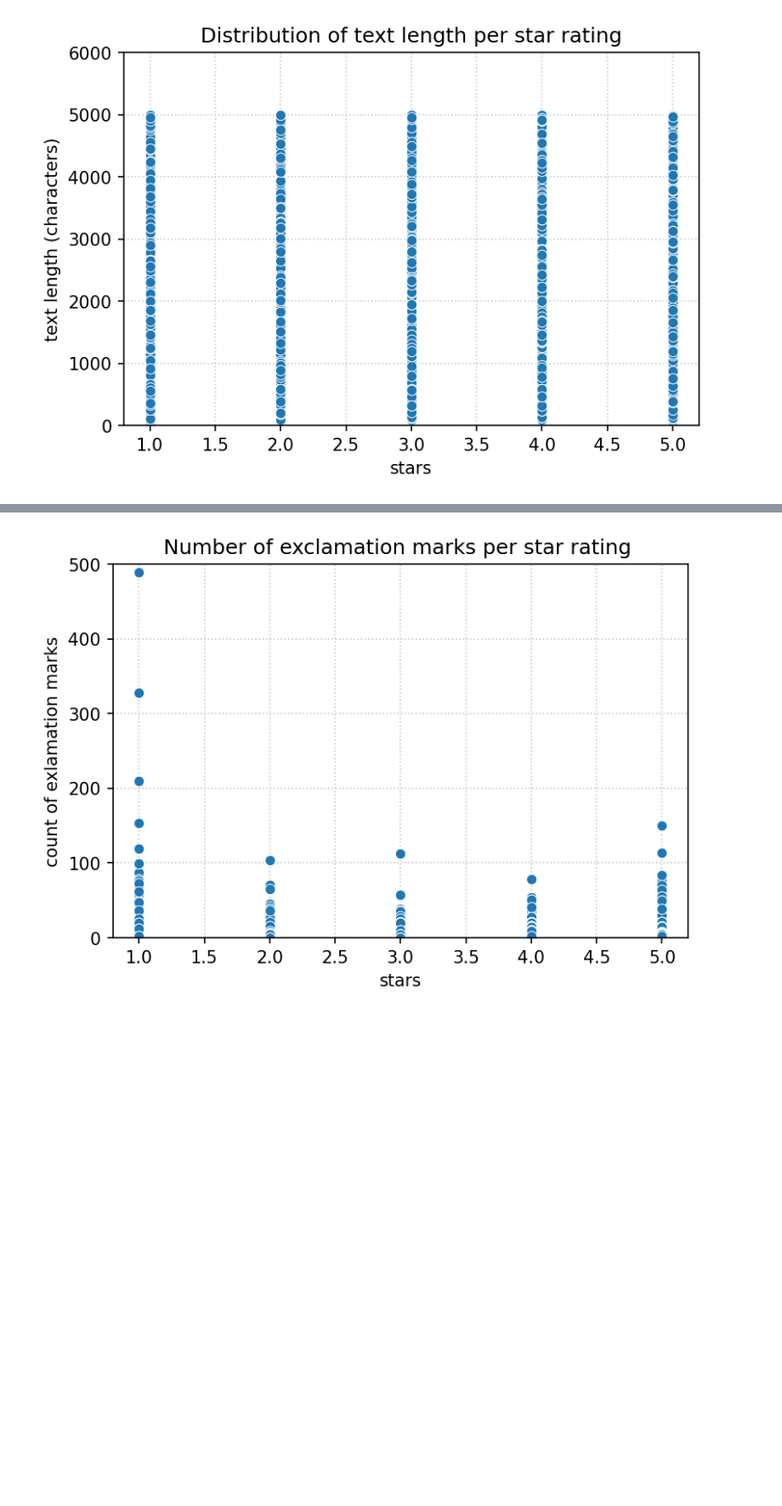
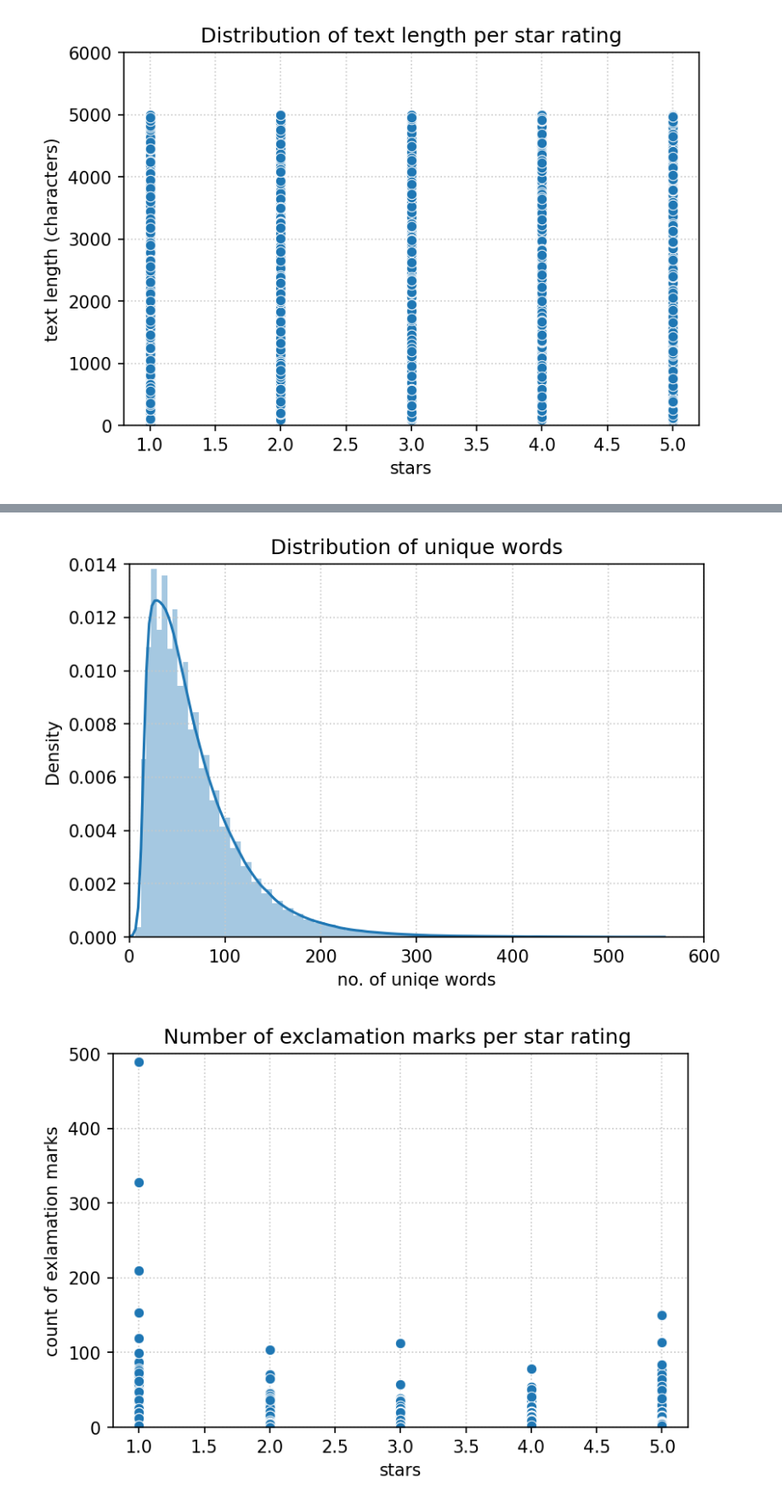
Before and after one commit to Jerwin87/Yelp-Capstone, a Jupyter notebook: notebooks/fb_EDA_Quality.ipynb, the cells around one changed output, grey strips where cells are left out. Shown at 85% size. Drawn from its saved outputs; the diff is of its cells as text; code cells hidden in the pictures; blank space fills up the shorter version.

```diff
--- a/notebooks/fb_EDA_Quality.ipynb
+++ b/notebooks/fb_EDA_Quality.ipynb
@@ -164,3 +184,12 @@ plt.grid(which='major', axis='both', color='#C9C9C9', linestyle=':', zorder=0)
+# %%
+sns.distplot(df_rev['unique_words'], bins=100)
+plt.title('Distribution of unique words')
+plt.xlim(0, 600)
+plt.ylim(0, 0.014)
+plt.xlabel('no. of uniqe words')
+plt.grid(which='major', axis='both', color='#C9C9C9', linestyle=':', zorder=0)
+# %% [output]
+[figure, added]
 # %%
 sns.scatterplot(data=df_rev, x='stars', y='count_excl', zorder=2)
 plt.title('Number of exclamation marks per star rating ')
```
Also changed, not shown: parts of 10 cells of this notebook.
